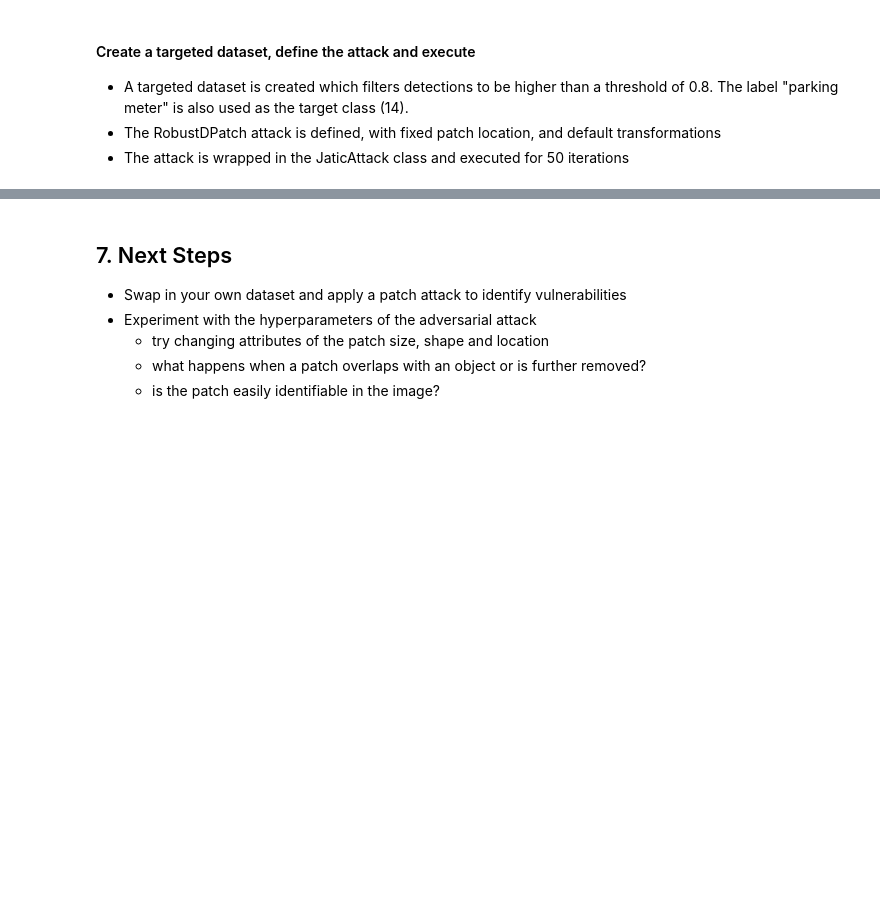
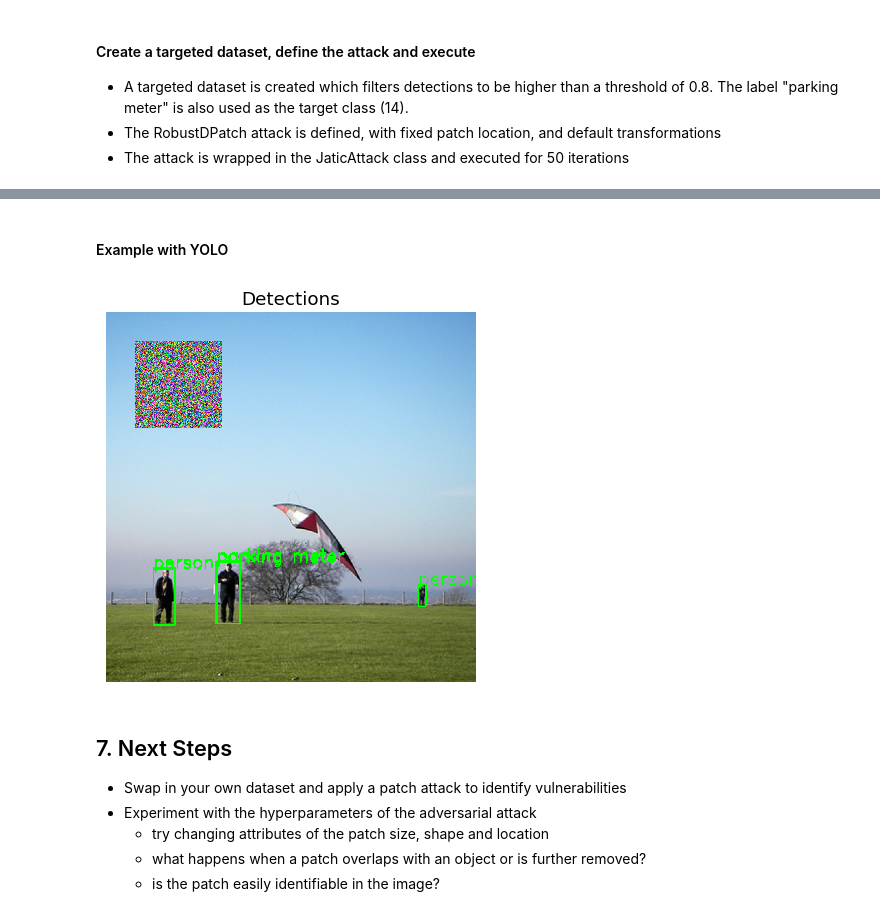
Before and after one commit to IBM/heart-library, a Jupyter notebook: notebooks/6_adversarial_patch_for_object_detection.ipynb, the cells around one changed output, grey strips where cells are left out. Cells and saved outputs as stored; diff of their text form; code cells hidden in the pictures; blank space fills up the shorter version.

```diff
--- a/notebooks/6_adversarial_patch_for_object_detection.ipynb
+++ b/notebooks/6_adversarial_patch_for_object_detection.ipynb
@@ -363,4 +374,49 @@ confidence: 0.23934568464756012
 -----
+# %% [markdown]
+#### Example with YOLO
+# %%
+data = load_dataset("guydada/quickstart-coco", split="train[20:30]")
+
+preprocess = transforms.Compose([
+    transforms.Resize(1280),
+    transforms.CenterCrop(1280),
+    transforms.ToTensor()
+])
+
+data = data.map(lambda x: {"image": preprocess(x["image"])*255, "label": None})
+sample_data = torch.utils.data.Subset(data, list(range(2)))
+# %%
+detector = JaticPyTorchObjectDetector(model_type="yolov5n6", input_shape=(3, 1280, 1280),attack_losses=("loss_total",),
+                                      clip_values=(0,255))
+
+detections = detector(sample_data)
+
+targeted_data = TargetedImageDataset(data, deepcopy(detections), 12, 0.7)
+targeted_data = torch.utils.data.Subset(targeted_data, list(range(1)))
+
+evasion_attack = RobustDPatch(
+    detector,
+    patch_shape=(3, 300, 300),
+    patch_location=(100, 100),
+    crop_range=[0,0],
+    brightness_range=[1.0, 1.0],
+    rotation_weights=[1, 0, 0, 0],
+    sample_size=1,
+    learning_rate=1.99,
+    max_iter=100,
+    verbose=True,
+    targeted=True
+)
+attack = JaticAttack(evasion_attack, norm=2)
+
+adv_images, y, metadata = attack(targeted_data)
+# %%
+adv_detections = detector(adv_images)
+for i in range(len(adv_detections)):
+    preds_orig = extract_predictions(adv_detections[i], 0.7, yolo_labels)
+    plot_image_with_boxes(img=adv_images[0][i].transpose(1,2,0).copy(), boxes=preds_orig[1], pred_cls=preds_orig[0], title="Detections")
+# %% [output]
+[figure, added]
 # %% [markdown]
 ## 7. Next Steps
 - Swap in your own dataset and apply a patch attack to identify vulnerabilities
```
Also changed, not shown: parts of 11 cells of this notebook, 39 other files.
